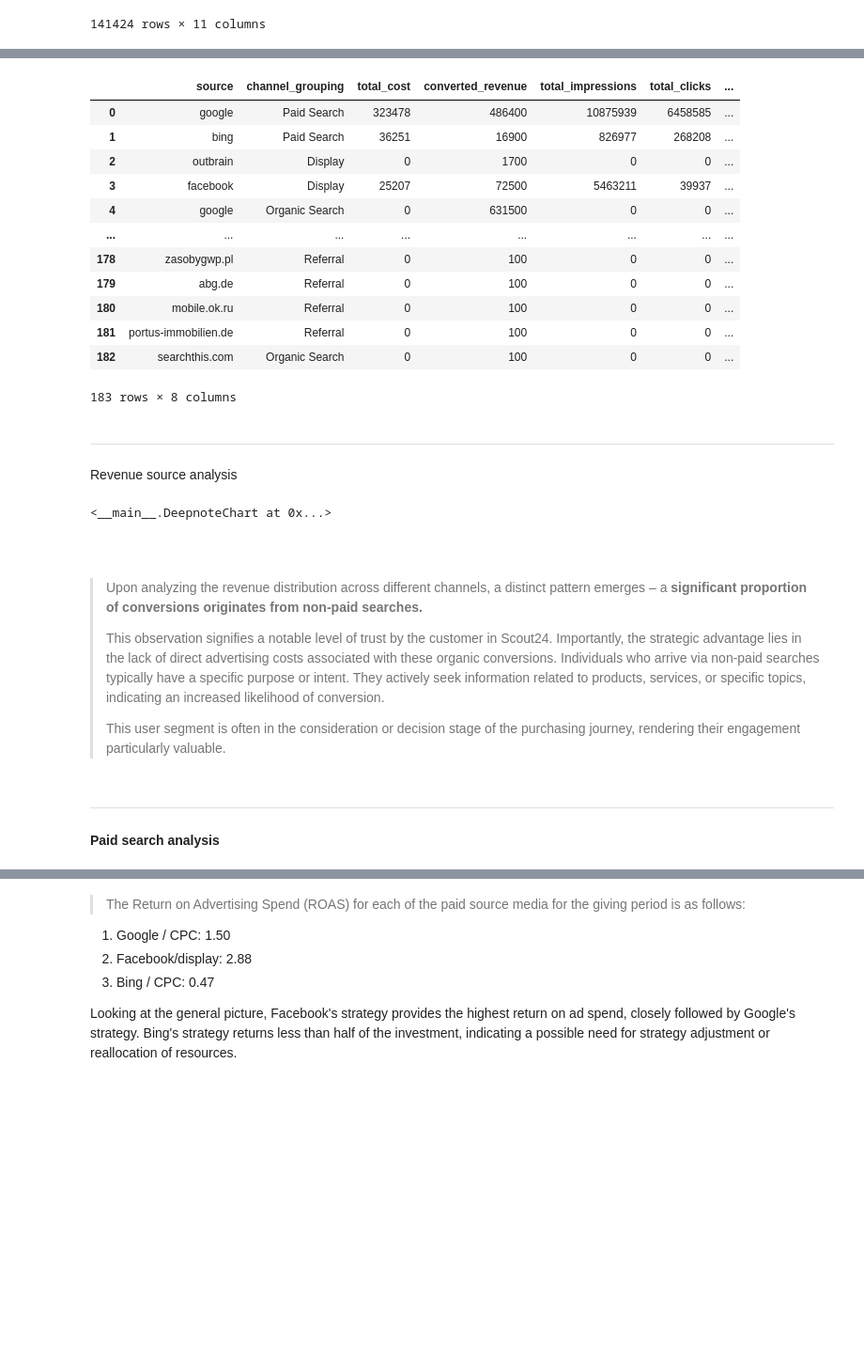
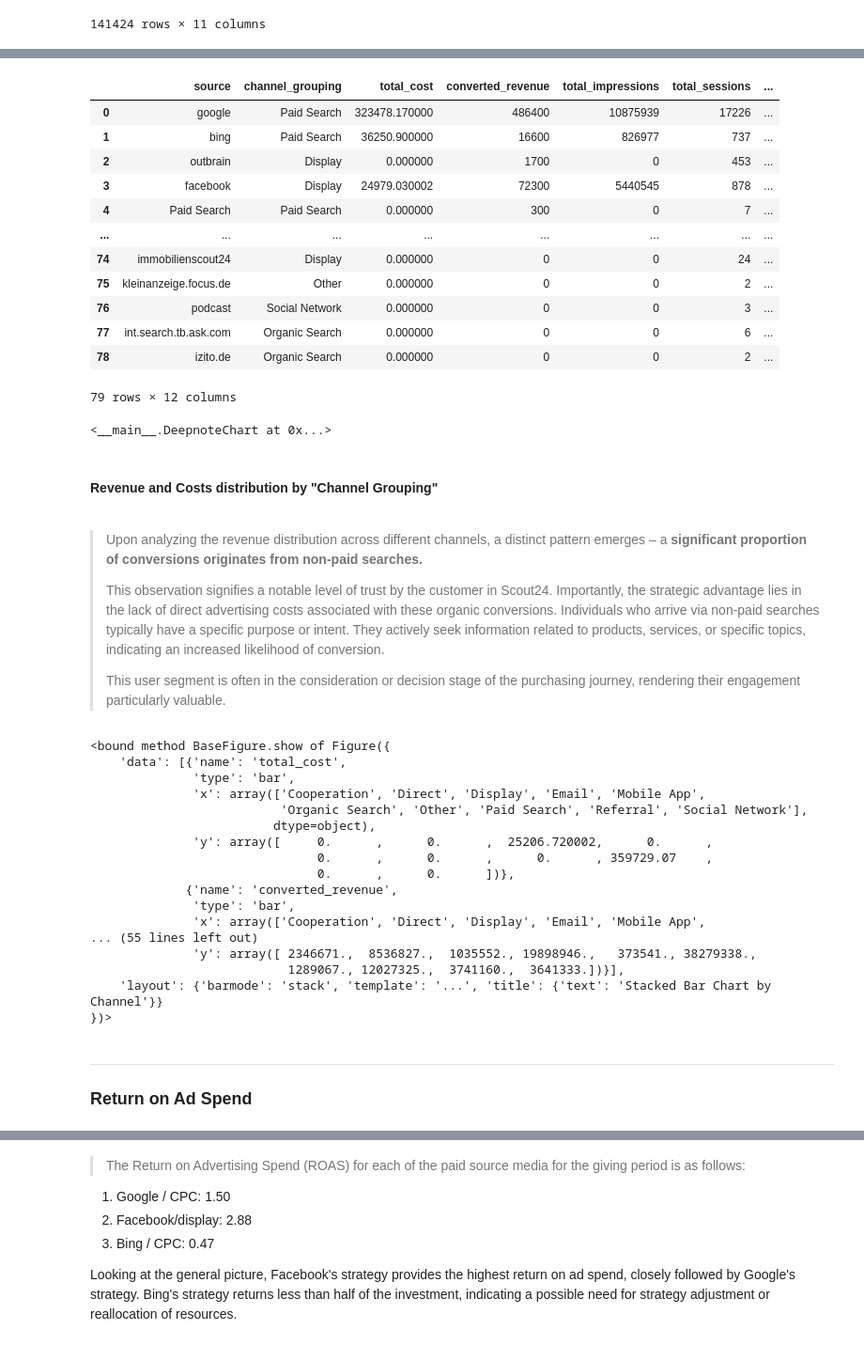
Before and after one commit to camiladwa/case_study, a Jupyter notebook: deepnote/sc24/sc24 - Improving marketing effectiveness.ipynb, the cells around one changed output, grey strips where cells are left out. Shown at 94% size. Saved outputs shown, nothing was run; the diff lists cells and outputs as text; code cells hidden in the pictures; blank space fills up the shorter version.

```diff
--- a/deepnote/sc24/sc24 - Improving marketing effectiveness.ipynb
+++ b/deepnote/sc24/sc24 - Improving marketing effectiveness.ipynb
@@ -99,29 +142,26 @@ How do the marketing channels currently perform? Has there been any change month
 # %%
-revenue_by_channel = _deepnote_execute_sql('SELECT\n    source\n    , channel_grouping\n    , SUM(spend)::INT AS total_cost\n    , SUM(conversion) * 100 AS converted_revenue    \n    , SUM(impressions) AS total_impressions\n    , SUM(clicks) AS total_clicks\n    , SUM(clicks) / SUM(impressions) AS click_through_rate\n    , SUM(conversion) AS total_conversions\nFROM funnel\nGROUP BY 1,2\nHAVING total_conversions > 0\n', 'SQL_DEEPNOTE_DATAFRAME_SQL', audit_sql_comment='', sql_cache_mode='cache_disabled')
+revenue_by_channel = _deepnote_execute_sql('SELECT\n    source\n    , channel_grouping\n    , SUM(spend) AS total_cost\n    , SUM(conversion) * 100 AS converted_revenue    \n    , SUM(impressions) AS total_impressions\n    , SUM(sessions) AS total_sessions\n    , SUM(clicks) AS total_clicks\n    , SUM(clicks) / SUM(impressions) * 100 AS click_through_rate\n    , SUM(conversion) AS total_conversions\n    , SUM(hits) AS total_hits\n    , SUM(bounces) AS total_bounces\n    , SUM(time_on_site) AS total_time_on_site\nFROM funnel\nGROUP BY 1,2', 'SQL_DEEPNOTE_DATAFRAME_SQL', audit_sql_comment='', sql_cache_mode='cache_disabled')
 revenue_by_channel
 # %% [output]
-|  | source | channel_grouping | total_cost | converted_revenue | total_impressions | total_clicks | ... |
-| 0 | google | Paid Search | 323478 | 486400 | 10875939 | 6458585 | ... |
-| 1 | bing | Paid Search | 36251 | 16900 | 826977 | 268208 | ... |
-| 2 | outbrain | Display | 0 | 1700 | 0 | 0 | ... |
-| 3 | facebook | Display | 25207 | 72500 | 5463211 | 39937 | ... |
-| 4 | google | Organic Search | 0 | 631500 | 0 | 0 | ... |
+|  | source | channel_grouping | total_cost | converted_revenue | total_impressions | total_sessions | ... |
+| 0 | google | Paid Search | 323478.170000 | 486400 | 10875939 | 17226 | ... |
+| 1 | bing | Paid Search | 36250.900000 | 16600 | 826977 | 737 | ... |
+| 2 | outbrain | Display | 0.000000 | 1700 | 0 | 453 | ... |
+| 3 | facebook | Display | 24979.030002 | 72300 | 5440545 | 878 | ... |
+| 4 | Paid Search | Paid Search | 0.000000 | 300 | 0 | 7 | ... |
 | ... | ... | ... | ... | ... | ... | ... | ... |
-| 178 | zasobygwp.pl | Referral | 0 | 100 | 0 | 0 | ... |
-| 179 | abg.de | Referral | 0 | 100 | 0 | 0 | ... |
-| 180 | mobile.ok.ru | Referral | 0 | 100 | 0 | 0 | ... |
-| 181 | portus-immobilien.de | Referral | 0 | 100 | 0 | 0 | ... |
-| 182 | searchthis.com | Organic Search | 0 | 100 | 0 | 0 | ... |
+| 74 | immobilienscout24 | Display | 0.000000 | 0 | 0 | 24 | ... |
+| 75 | kleinanzeige.focus.de | Other | 0.000000 | 0 | 0 | 2 | ... |
+| 76 | podcast | Social Network | 0.000000 | 0 | 0 | 3 | ... |
+| 77 | int.search.tb.ask.com | Organic Search | 0.000000 | 0 | 0 | 6 | ... |
+| 78 | izito.de | Organic Search | 0.000000 | 0 | 0 | 2 | ... |
-183 rows × 8 columns
+79 rows × 12 columns
-# %% [markdown]
-----
-Revenue source analysis
 # %%
 DeepnoteChart(revenue_by_channel, """{"layer":[{"layer":[{"mark":{"clip":true,"type":"bar","color":"#4c78a8","tooltip":true},"encoding":{"x":{"axis":{"grid":false,"title":"Value "},"sort":null,"type":"quantitative","field":"converted_revenue","scale":{"type":"linear"},"format":{"type":"default","decimals":null},"aggregate":"sum","formatType":"numberFormatFromNumberType"},"y":{"axis":{"grid":false},"sort":null,"type":"nominal","field":"channel_grouping","scale":{"type":"linear"}},"color":{"datum":"Converted revenue"},"yOffset":{"datum":"Converted revenue"}}}]},{"layer":[{"mark":{"clip":true,"type":"bar","color":"#f58518","tooltip":true},"encoding":{"x":{"axis":{"grid":false},"sort":null,"type":"quantitative","field":"total_cost","scale":{"type":"linear"},"format":{"type":"default","decimals":null},"aggregate":"sum","formatType":"numberFormatFromNumberType"},"y":{"axis":{"grid":false},"sort":null,"type":"nominal","field":"channel_grouping","scale":{"type":"linear"}},"color":{"datum":"Cost"},"yOffset":{"datum":"Cost"}}}]}],"title":"","config":{"legend":{"orient":"top"}},"$schema":"https://vega.github.io/schema/vega-lite/v5.json","encoding":{}}""")
 # %% [output]
 <__main__.DeepnoteChart at 0x...>
 # %% [markdown]
-<br>
+#### Revenue and Costs distribution by "Channel Grouping"
 <br>
 
 > Upon analyzing the revenue distribution across different channels, a distinct pattern emerges – a **significant proportion of conversions originates from non-paid searches.**
@@ -129,7 +169,3 @@ DeepnoteChart(revenue_by_channel, """{"layer":[{"layer":[{"mark":{"clip":true,"t
 > This observation signifies a notable level of trust by the customer in Scout24. Importantly, the strategic advantage lies in the lack of direct advertising costs associated with these organic conversions. Individuals who arrive via non-paid searches typically have a specific purpose or intent. They actively seek information related to products, services, or specific topics, indicating an increased likelihood of conversion.
 >
 >This user segment is often in the consideration or decision stage of the purchasing journey, rendering their engagement particularly valuable.
-# %% [markdown]
-----
-
-#### Paid search analysis
@@ -136 +176,34 @@ DeepnoteChart(revenue_by_channel, """{"layer":[{"layer":[{"mark":{"clip":true,"t
+# %%
+import plotly.graph_objects as go
+import numpy as np
+
+fig = go.Figure(data=[
+    go.Bar(name=col, x=df['channel_grouping'], y=df[numeric_cols]
+])
+
+# Change the bar mode
+fig.update_layout(barmode='stack', title_text='Stacked Bar Chart by Channel')
+fig.show
+# %% [output]
+<bound method BaseFigure.show of Figure({
+    'data': [{'name': 'total_cost',
+              'type': 'bar',
+              'x': array(['Cooperation', 'Direct', 'Display', 'Email', 'Mobile App',
+                          'Organic Search', 'Other', 'Paid Search', 'Referral', 'Social Network'],
+                         dtype=object),
+              'y': array([     0.      ,      0.      ,  25206.720002,      0.      ,
+                               0.      ,      0.      ,      0.      , 359729.07    ,
+                               0.      ,      0.      ])},
+             {'name': 'converted_revenue',
+              'type': 'bar',
+              'x': array(['Cooperation', 'Direct', 'Display', 'Email', 'Mobile App',
+... (55 lines left out)
+              'y': array([ 2346671.,  8536827.,  1035552., 19898946.,   373541., 38279338.,
+                           1289067., 12027325.,  3741160.,  3641333.])}],
+    'layout': {'barmode': 'stack', 'template': '...', 'title': {'text': 'Stacked Bar Chart by Channel'}}
+})>
+# %% [markdown]
+----
+
+### Return on Ad Spend
 # %%
```
Also changed, not shown: parts of 36 cells of this notebook.
